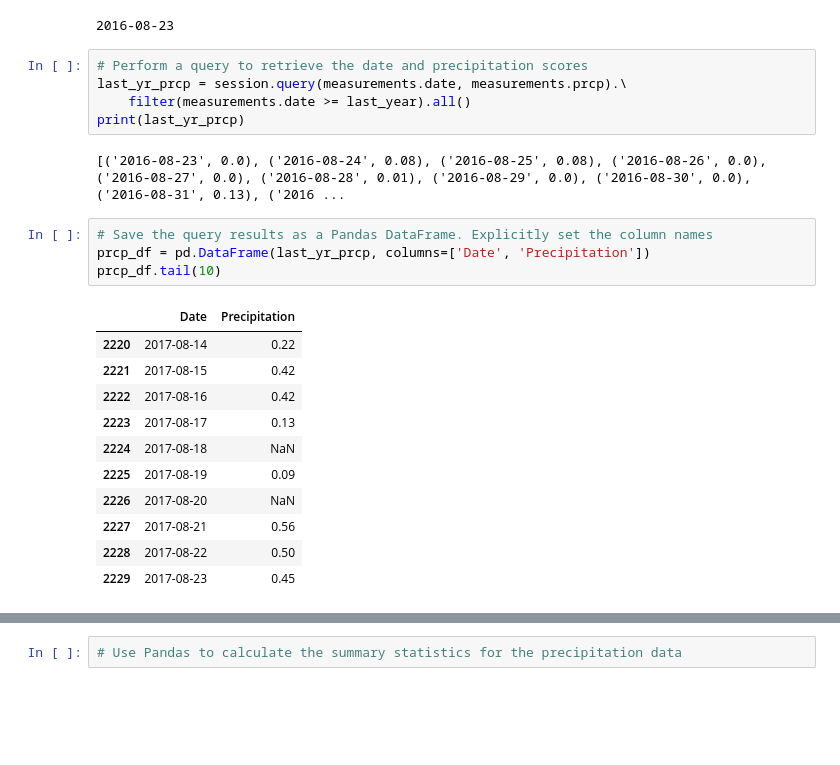
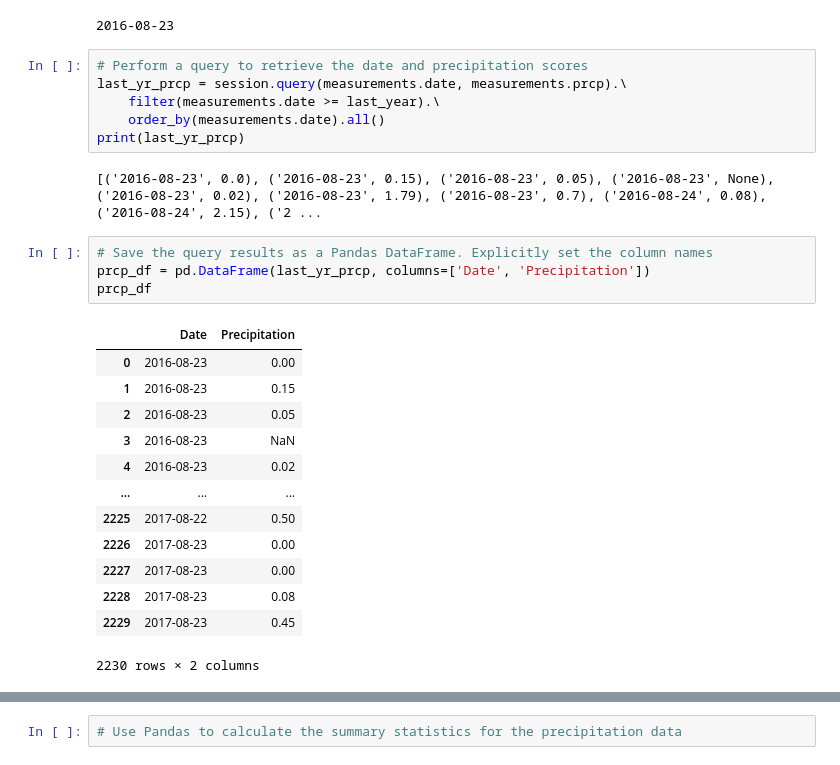
Before and after one commit to TRegan5/sqlalchemy-challenge, a Jupyter notebook: SurfsUp/climate.ipynb, the cells around one changed output, grey strips where cells are left out. Cells and saved outputs as stored; diff of their text form; blank space fills up the shorter version.

```diff
--- a/SurfsUp/climate.ipynb
+++ b/SurfsUp/climate.ipynb
@@ -73,23 +55,26 @@ print(last_year)
 # %%
 # Perform a query to retrieve the date and precipitation scores
 last_yr_prcp = session.query(measurements.date, measurements.prcp).\
-    filter(measurements.date >= last_year).all()
+    filter(measurements.date >= last_year).\
+    order_by(measurements.date).all()
 print(last_yr_prcp)
 # %% [output]
-[('2016-08-23', 0.0), ('2016-08-24', 0.08), ('2016-08-25', 0.08), ('2016-08-26', 0.0), ('2016-08-27', 0.0), ('2016-08-28', 0.01), ('2016-08-29', 0.0), ('2016-08-30', 0.0), ('2016-08-31', 0.13), ('2016 ...
+[('2016-08-23', 0.0), ('2016-08-23', 0.15), ('2016-08-23', 0.05), ('2016-08-23', None), ('2016-08-23', 0.02), ('2016-08-23', 1.79), ('2016-08-23', 0.7), ('2016-08-24', 0.08), ('2016-08-24', 2.15), ('2 ...
 # %%
 # Save the query results as a Pandas DataFrame. Explicitly set the column names
 prcp_df = pd.DataFrame(last_yr_prcp, columns=['Date', 'Precipitation'])
-prcp_df.tail(10)
+prcp_df
 # %% [output]
 |  | Date | Precipitation |
-| 2220 | 2017-08-14 | 0.22 |
-| 2221 | 2017-08-15 | 0.42 |
-| 2222 | 2017-08-16 | 0.42 |
-| 2223 | 2017-08-17 | 0.13 |
-| 2224 | 2017-08-18 | NaN |
-| 2225 | 2017-08-19 | 0.09 |
-| 2226 | 2017-08-20 | NaN |
-| 2227 | 2017-08-21 | 0.56 |
-| 2228 | 2017-08-22 | 0.50 |
+| 0 | 2016-08-23 | 0.00 |
+| 1 | 2016-08-23 | 0.15 |
+| 2 | 2016-08-23 | 0.05 |
+| 3 | 2016-08-23 | NaN |
+| 4 | 2016-08-23 | 0.02 |
+| ... | ... | ... |
+| 2225 | 2017-08-22 | 0.50 |
+| 2226 | 2017-08-23 | 0.00 |
+| 2227 | 2017-08-23 | 0.00 |
+| 2228 | 2017-08-23 | 0.08 |
 | 2229 | 2017-08-23 | 0.45 |
+2230 rows × 2 columns
```
Also changed, not shown: parts of 6 cells of this notebook.
